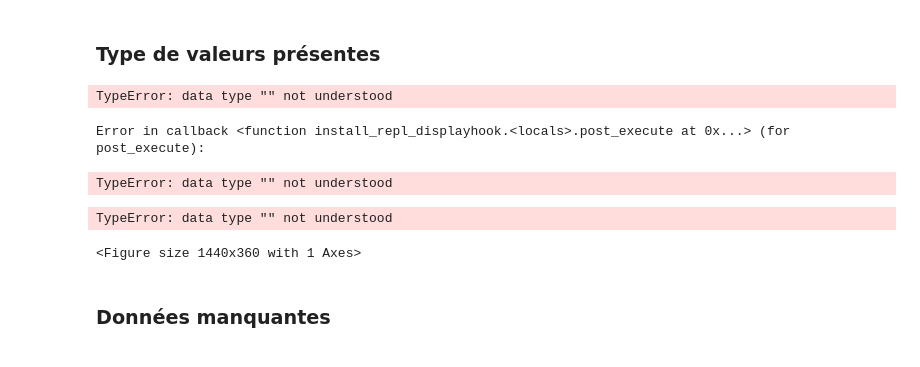
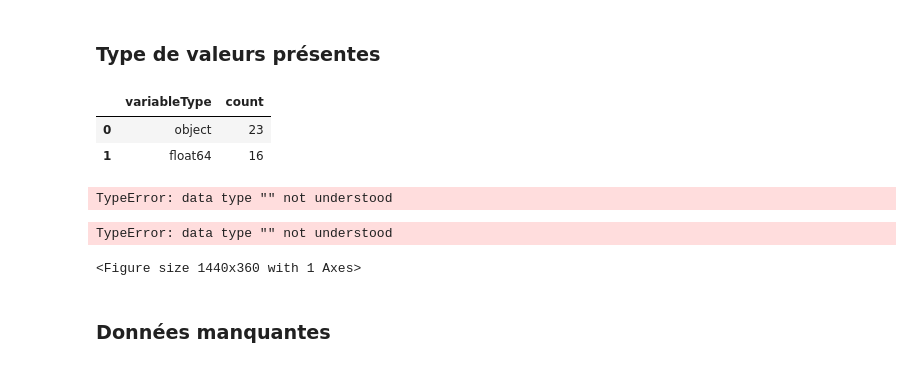
Before and after one commit to cedricsoares/economic_sanction_model, a Jupyter notebook: Sanction_eco.ipynb, the cells around one changed output. Saved outputs shown, nothing was run; the diff lists cells and outputs as text; code cells hidden in the pictures.

```diff
--- a/Sanction_eco.ipynb
+++ b/Sanction_eco.ipynb
@@ -29,4 +12,4 @@ import missingno as msno
 # %% [markdown]
 ## _Découverte des données_
 # %%
-df =  pd.read_excel('DATABASE.xls', skiprows=2, header=1)
+df =  pd.read_excel('..\DATABASE.xls', skiprows=2, header=1)
@@ -130,6 +95,13 @@ Name: Case no.b, dtype: object
 ***
 # %% [markdown]
 ### Type de valeurs présentes
+# %%
+dataTypeDf = pd.DataFrame(df.dtypes.value_counts()).reset_index().rename(columns={"index":"variableType",0:"count"})
+dataTypeDf.head()
+# %% [output]
+|  | variableType | count |
+| 0 | object | 23 |
+| 1 | float64 | 16 |
 # %%
 dataTypeDf = pd.DataFrame(df.dtypes.value_counts()).reset_index().rename(columns={"index":"variableType",0:"count"})
 
@@ -140,10 +112,8 @@ sn.barplot(data=dataTypeDf,x="variableType",y="count",ax=ax)
 ax.set(xlabel='Variable Type', ylabel='Count',title="Variables Count Across Datatype")
 # %% [output]
 TypeError: data type "" not understood
-Error in callback <function install_repl_displayhook.<locals>.post_execute at 0x...> (for post_execute):
+TypeError: data type "" not understood
-TypeError: data type "" not understood
+<Figure size 1440x360 with 1 Axes>
-TypeError: data type "" not understood
-<Figure size 1440x360 with 1 Axes>
 # %% [markdown]
 ### Données manquantes
 # %%
```
Also changed, not shown: parts of 6 cells of this notebook.
